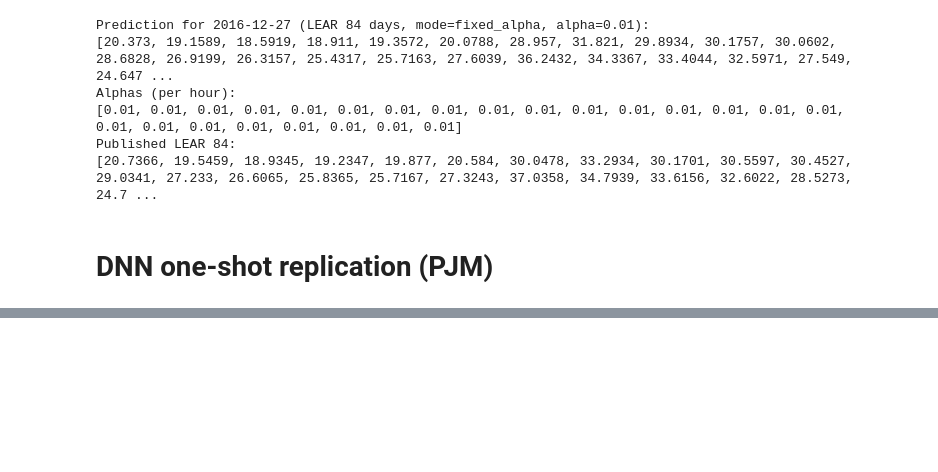
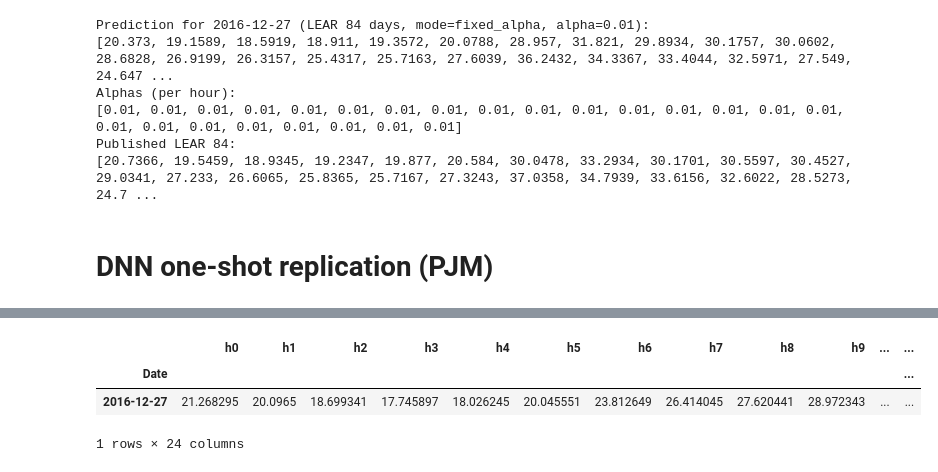
Before and after one commit to llinfeng/epftoolbox, a Jupyter notebook: Notebooks/02_forecasting_oneshot.ipynb, the cells around one changed output, grey strips where cells are left out. Cells and saved outputs as stored; diff of their text form; code cells hidden in the pictures; blank space fills up the shorter version.

```diff
--- a/Notebooks/02_forecasting_oneshot.ipynb
+++ b/Notebooks/02_forecasting_oneshot.ipynb
@@ -205,0 +329,27 @@ Published LEAR 84:
+# %%
+# Minimal DNN run for a single test day (2016-12-27)
+from epftoolbox.models import evaluate_dnn_in_test_dataset
+
+# Define a single-day test window
+begin_test_date = '27/12/2016 00:00'
+end_test_date = '27/12/2016 00:00'  # Trick for getting at one day estimate - begin_test_date = end_test_date, where the 24 data points are estimated anyways.
+
+# This will train/recalibrate once and produce a forecast for that day only
+import os
+os.makedirs('forecasts_local', exist_ok=True)
+
+forecast_dnn = evaluate_dnn_in_test_dataset(
+    experiment_id=exp_id,  # must match the hyperopt run above
+    path_datasets_folder='datasets',
+    path_hyperparameter_folder='experimental_files',
+    path_recalibration_folder='forecasts_local',
+    dataset='PJM',
+    years_test=2,  # ignored when begin/end are provided
+    begin_test_date=begin_test_date,
+    end_test_date=end_test_date,
+    new_recalibration=True,  # force a fresh run instead of loading a prior CSV
+)
+
+# Show the 24-hour DNN forecast for 2016-12-27
+print("DNN forecast for 2016-12-27 (single-day run):")
+print(forecast_dnn.iloc[0].values.tolist())
@@ -205,0 +362,7 @@ Published LEAR 84:
+# %%
+forecast_dnn
+# %% [output]
+|  | h0 | h1 | h2 | h3 | h4 | h5 | h6 | h7 | h8 | h9 | ... | ... |
+| Date |  |  |  |  |  |  |  |  |  |  |  | ... |
+| 2016-12-27 | 21.268295 | 20.0965 | 18.699341 | 17.745897 | 18.026245 | 20.045551 | 23.812649 | 26.414045 | 27.620441 | 28.972343 | ... | ... |
+1 rows × 24 columns
```
Also changed, not shown: parts of 10 cells of this notebook, 2 other files.
